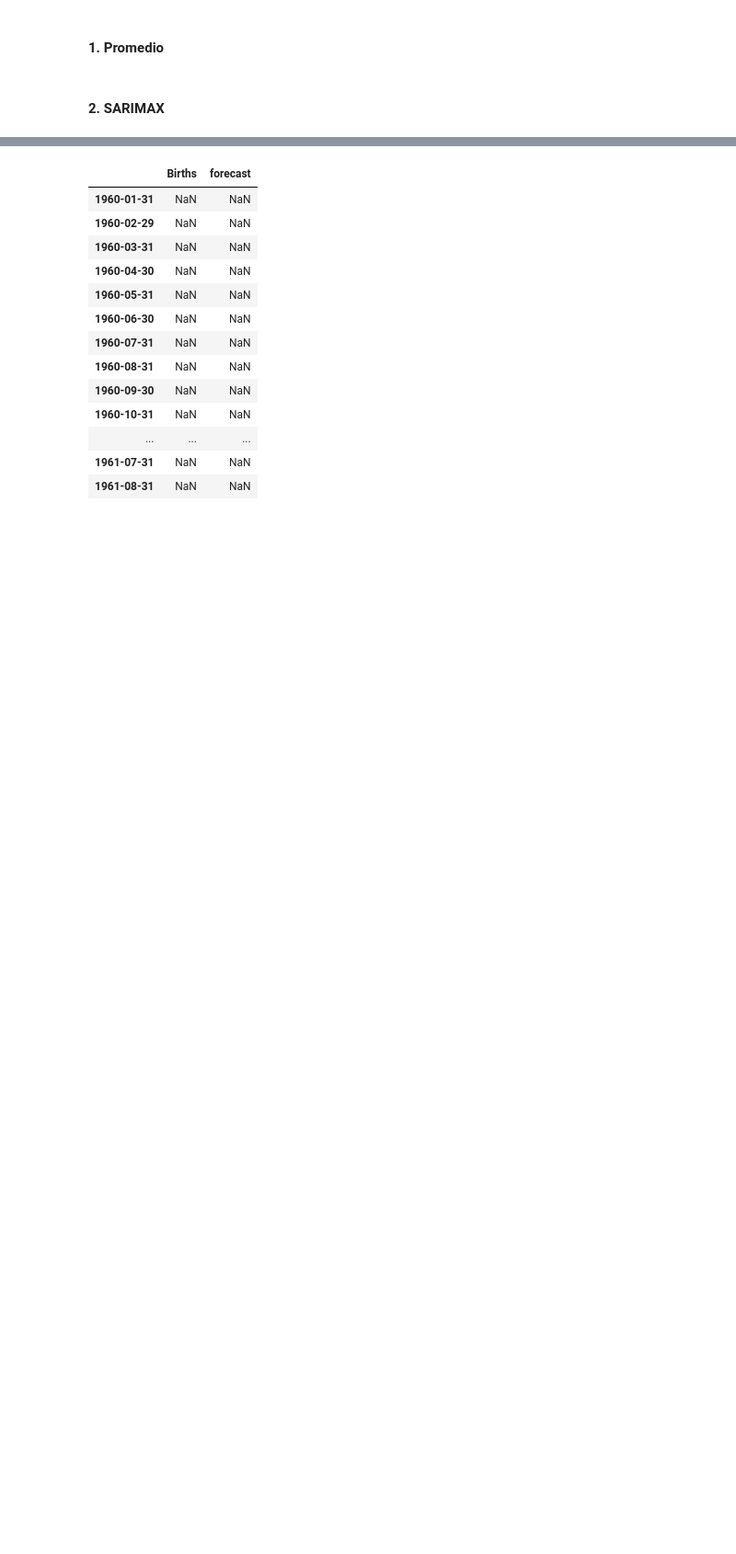
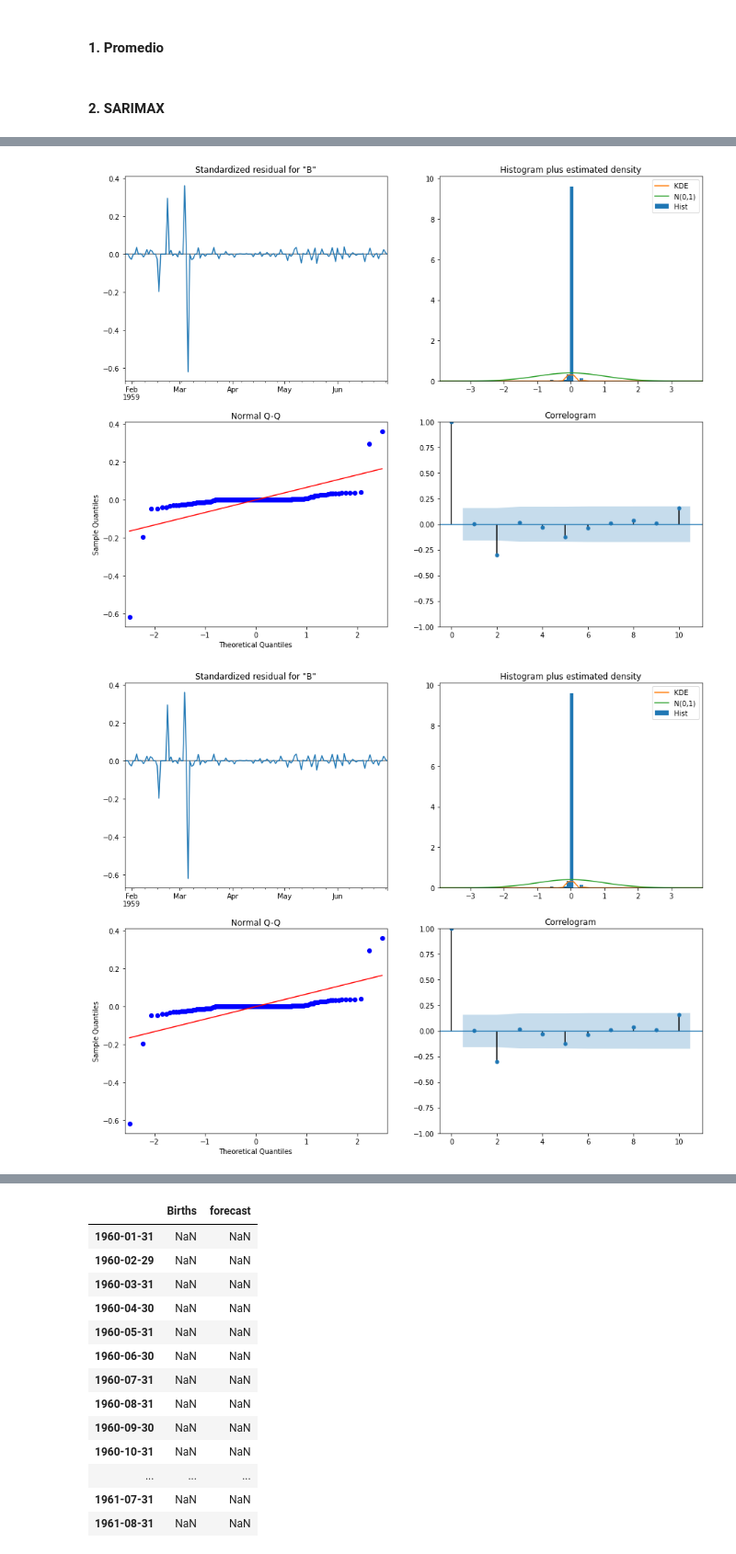
Before and after one commit to CamilaGO/Lab7-ds, a Jupyter notebook: Laboratorio 7 - Female Births.ipynb, the cells around one changed output, grey strips where cells are left out. Shown at 92% size. Drawn from its saved outputs; the diff is of its cells as text; code cells hidden in the pictures; blank space fills up the shorter version.

```diff
--- a/Laboratorio 7 - Female Births.ipynb
+++ b/Laboratorio 7 - Female Births.ipynb
@@ -119,7 +122,10 @@ plt.show()
 # %%
 # pd.DataFrame({'test':tes,'pred':pred}).plot();plt.show()
 # %%
-# sarimax.plot_diagnostics(figsize=(15, 12))
+sarimax.plot_diagnostics(figsize=(15, 12))
+# %% [output]
+[figure, added]
+[figure, added]
 # %%
 import statsmodels.api as sm
 model=sm.tsa.statespace.SARIMAX(df_1['Births'],order=(1, 1, 1),seasonal_order=(1,1,1,12))
```
Also changed, not shown: parts of 23 cells of this notebook.
